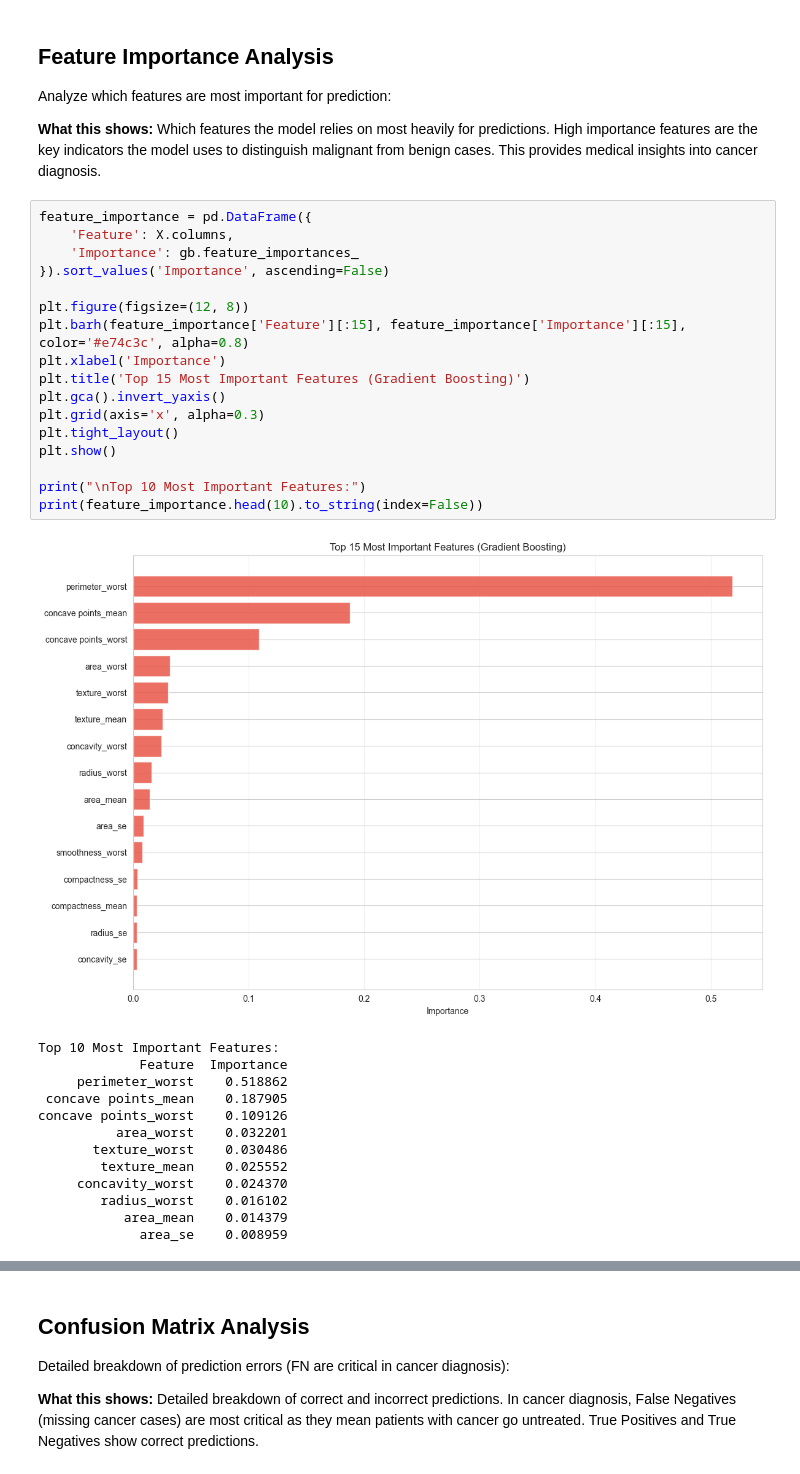
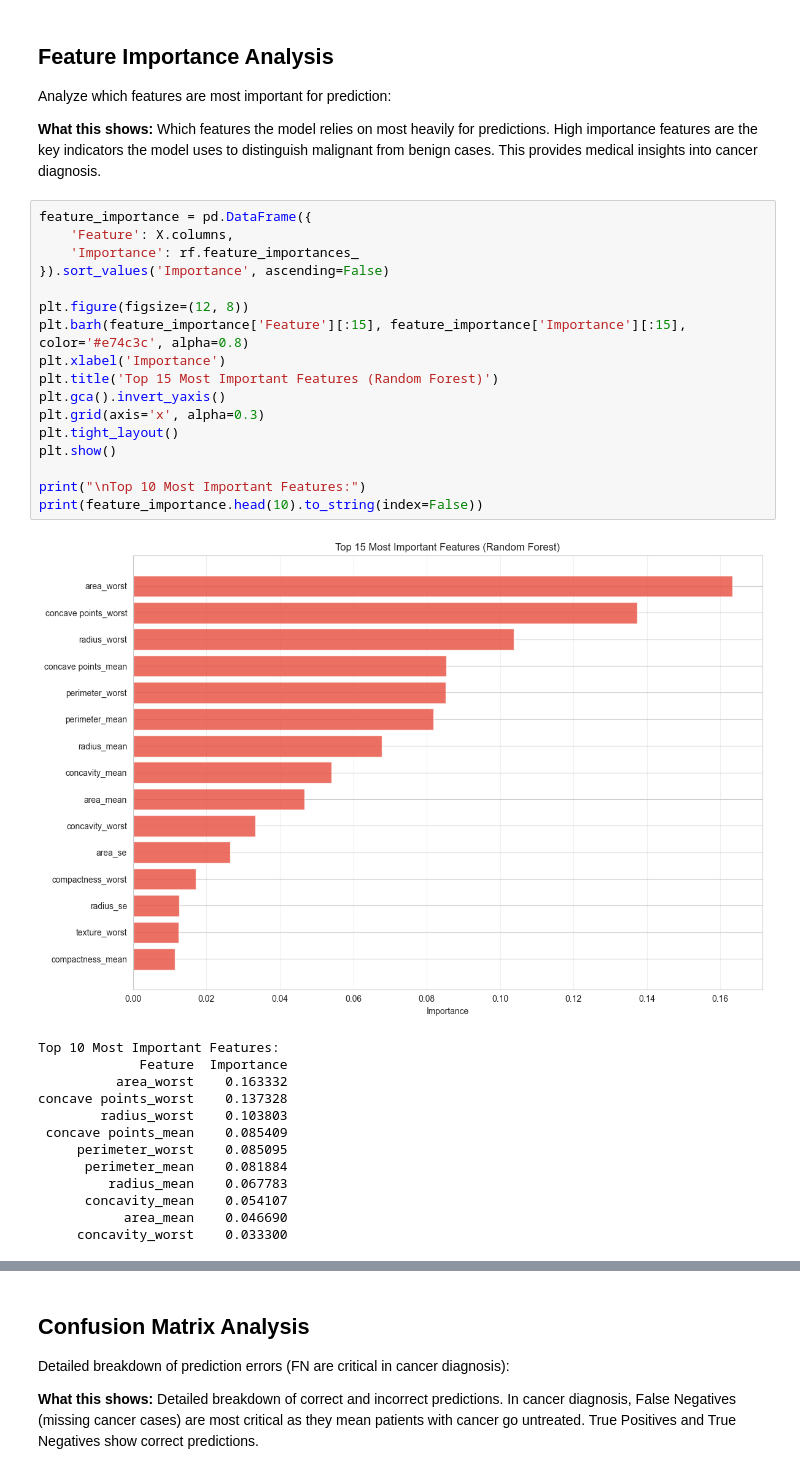
Before and after one commit to Seifamrebeid/Ai-Project, a Jupyter notebook: code/breastCancerML.ipynb, the cells around one changed output, grey strips where cells are left out. Saved outputs shown, nothing was run; the diff lists cells and outputs as text.

```diff
--- a/code/breastCancerML.ipynb
+++ b/code/breastCancerML.ipynb
@@ -858,31 +782,31 @@ Analyze which features are most important for prediction:
 # %%
 feature_importance = pd.DataFrame({
     'Feature': X.columns,
-    'Importance': gb.feature_importances_
+    'Importance': rf.feature_importances_
 }).sort_values('Importance', ascending=False)
 
 plt.figure(figsize=(12, 8))
 plt.barh(feature_importance['Feature'][:15], feature_importance['Importance'][:15], color='#e74c3c', alpha=0.8)
 plt.xlabel('Importance')
-plt.title('Top 15 Most Important Features (Gradient Boosting)')
+plt.title('Top 15 Most Important Features (Random Forest)')
 plt.gca().invert_yaxis()
 plt.grid(axis='x', alpha=0.3)
 plt.tight_layout()
 plt.show()
 
 print("\nTop 10 Most Important Features:")
 print(feature_importance.head(10).to_string(index=False))
 # %% [output]
-[figure, old version]
+[figure, new version]
 Top 10 Most Important Features:
              Feature  Importance
-     perimeter_worst    0.518862
- concave points_mean    0.187905
-concave points_worst    0.109126
-          area_worst    0.032201
-       texture_worst    0.030486
-        texture_mean    0.025552
-     concavity_worst    0.024370
-        radius_worst    0.016102
-           area_mean    0.014379
-             area_se    0.008959
+          area_worst    0.163332
+concave points_worst    0.137328
+        radius_worst    0.103803
+ concave points_mean    0.085409
+     perimeter_worst    0.085095
+      perimeter_mean    0.081884
+         radius_mean    0.067783
+      concavity_mean    0.054107
+           area_mean    0.046690
+     concavity_worst    0.033300
```
Also changed, not shown: parts of 32 cells of this notebook.
